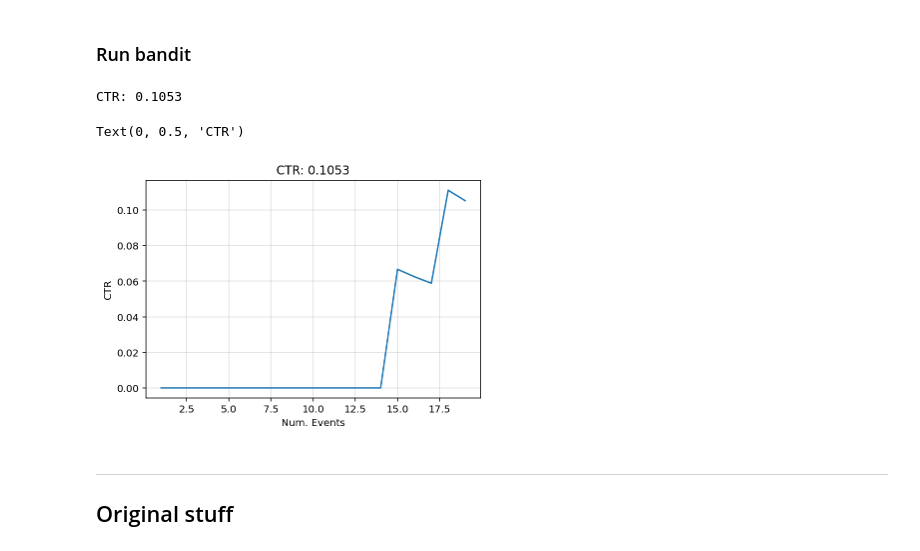
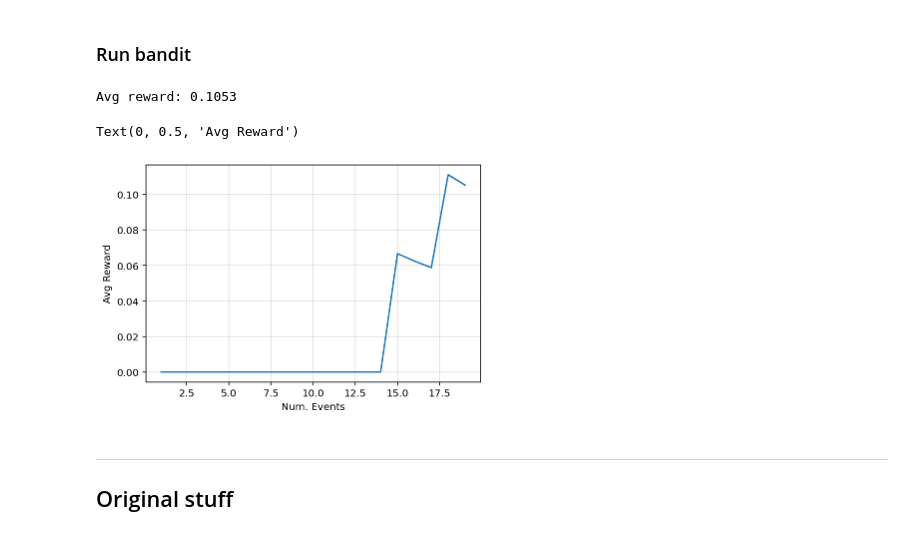
Before and after one commit to gerdm/Personalized-News-Recommendation, a Jupyter notebook: experiments/dataset_size.ipynb, the cells around one changed output. Saved outputs shown, nothing was run; the diff lists cells and outputs as text; code cells hidden in the pictures.

Commit message:
fix: dataset_size.ipynb
Rename plots

```diff
--- a/experiments/dataset_size.ipynb
+++ b/experiments/dataset_size.ipynb
@@ -224,7 +224,7 @@ num_arms, _ = dataset.features.shape
 # %% [markdown]
 ### Initialise bandit
 # %%
-bandit = linear_bandit.LinearBandit(num_features, num_arms, eta=10.0, lmbda=0.25)
+bandit = linear_bandit.LinearBandit(num_features, num_arms, eta=6.0, lmbda=0.25)
 env = OfflineReplayYahoo(bandit, articles_features)
 # %%
 n_warmup = 1
@@ -252,22 +252,21 @@ final_belief_state, (total_reward_hist, n_events_hist, carry_hist) = env.run(key
                                                                              chosen_articles_train, articles_context_train, clicked_train)
 # %%
 # 50,000 samples
-ctr_hist = total_reward_hist[carry_hist] / n_events_hist[carry_hist]
-ctr = ctr_hist[-1]
-print(f"CTR: {ctr:0.4f}")
+avg_reward_hist = total_reward_hist[carry_hist] / n_events_hist[carry_hist]
+avg_reward = avg_reward_hist[-1]
+print(f"Avg reward: {avg_reward:0.4f}")
 # %% [output]
-CTR: 0.1053
+Avg reward: 0.1053
 # %%
 T_hist = n_events_hist[carry_hist]
 # click-through-rate
-plt.plot(T_hist, ctr_hist)
-plt.title(f"CTR: {ctr:0.4f}")
+plt.plot(T_hist, avg_reward_hist)
 plt.grid(alpha=0.4)
 plt.xlabel("Num. Events")
-plt.ylabel("CTR")
+plt.ylabel("Avg Reward")
 # %% [output]
-Text(0, 0.5, 'CTR')
+Text(0, 0.5, 'Avg Reward')
-[figure, old version]
+[figure, new version]
 # %% [markdown]
 ----
 
```
Also changed, not shown: parts of 1 cell of this notebook.
